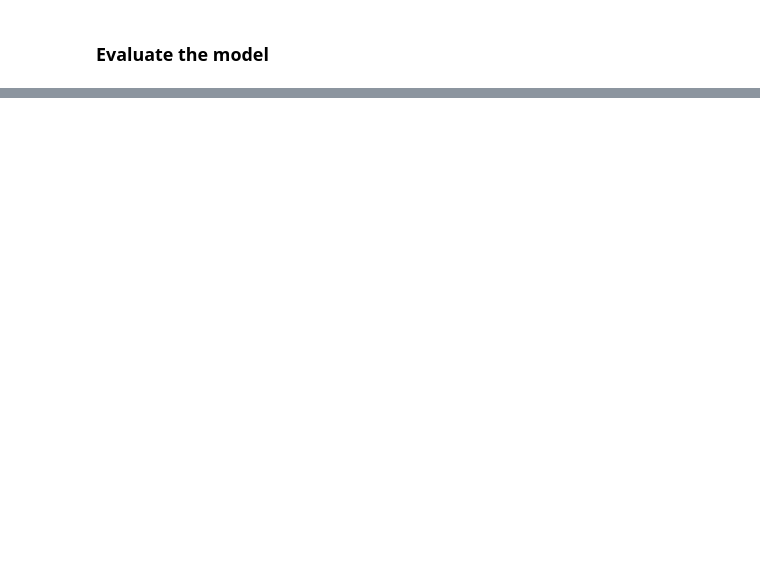
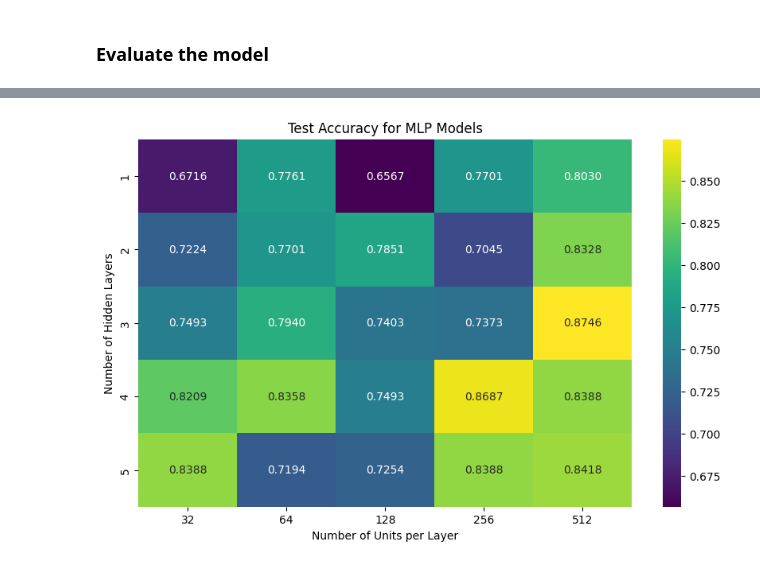
Before and after one commit to p-schulte/ml2024_project, a Jupyter notebook: cnn.ipynb, the cells around one changed output, grey strips where cells are left out. Drawn from its saved outputs; the diff is of its cells as text; code cells hidden in the pictures; blank space fills up the shorter version.

```diff
--- a/cnn.ipynb
+++ b/cnn.ipynb
@@ -312,0 +312,14 @@ Your simple CNN has achieved a test accuracy of over 70%. Not bad for a few line
+# %%
+def build_mlp_model(hidden_layers, units, input_shape):
+    model = models.Sequential()
+    model.add(layers.Flatten(input_shape=input_shape))
+
+    for _ in range(hidden_layers):
+        model.add(layers.Dense(units, activation='relu'))
+
+    model.add(layers.Dense(6, activation='softmax'))  # Output layer for classification
+
+    model.compile(optimizer='adam',
+                  loss=tf.keras.losses.SparseCategoricalCrossentropy(),
+                  metrics=['accuracy'])
+    return model
@@ -312,0 +384,20 @@ Your simple CNN has achieved a test accuracy of over 70%. Not bad for a few line
+# %%
+accuracy_matrix = np.array(MLP_info)
+
+# Set up the heatmap using seaborn or matplotlib
+plt.figure(figsize=(10, 6))
+
+# Use seaborn heatmap for better aesthetics
+sns.heatmap(average_accuracies, annot=True, cmap='viridis', fmt=".4f",
+            xticklabels=[32, 64, 128, 256, 512],
+            yticklabels=[1, 2, 3, 4, 5])
+
+# Add labels and title
+plt.xlabel('Number of Units per Layer')
+plt.ylabel('Number of Hidden Layers')
+plt.title('Test Accuracy for MLP Models')
+
+# Display the heatmap
+plt.show()
+# %% [output]
+[figure, added]
```
Also changed, not shown: parts of 11 cells of this notebook, 2 other files.
